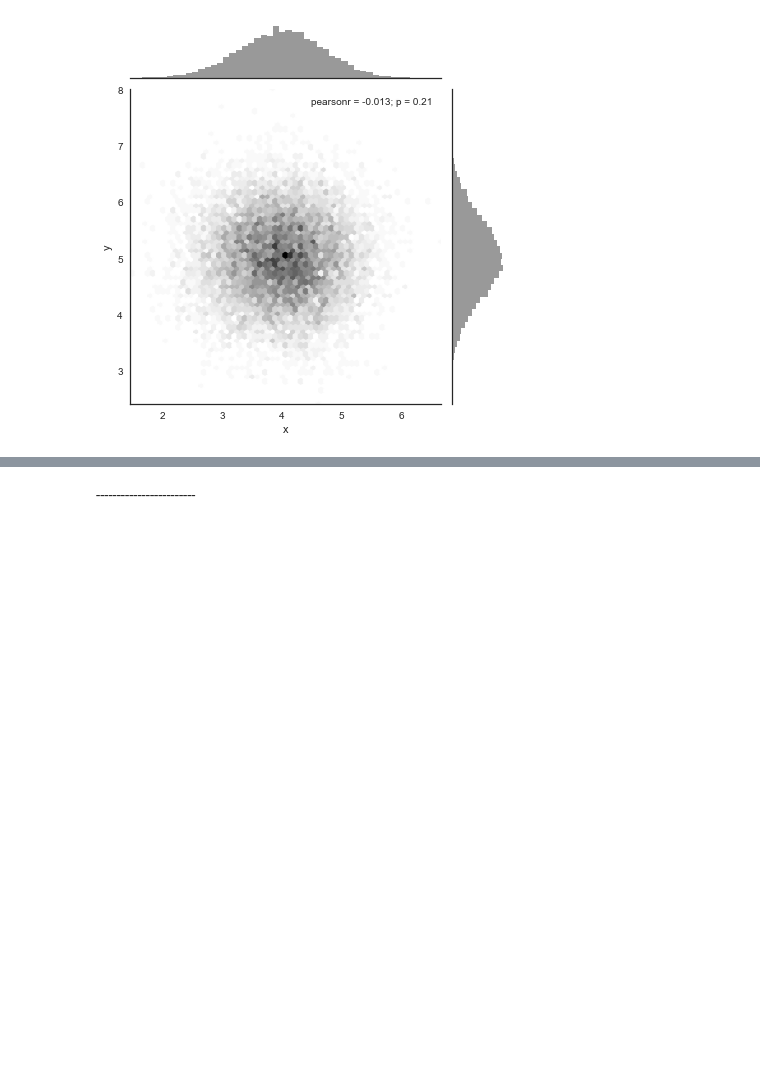
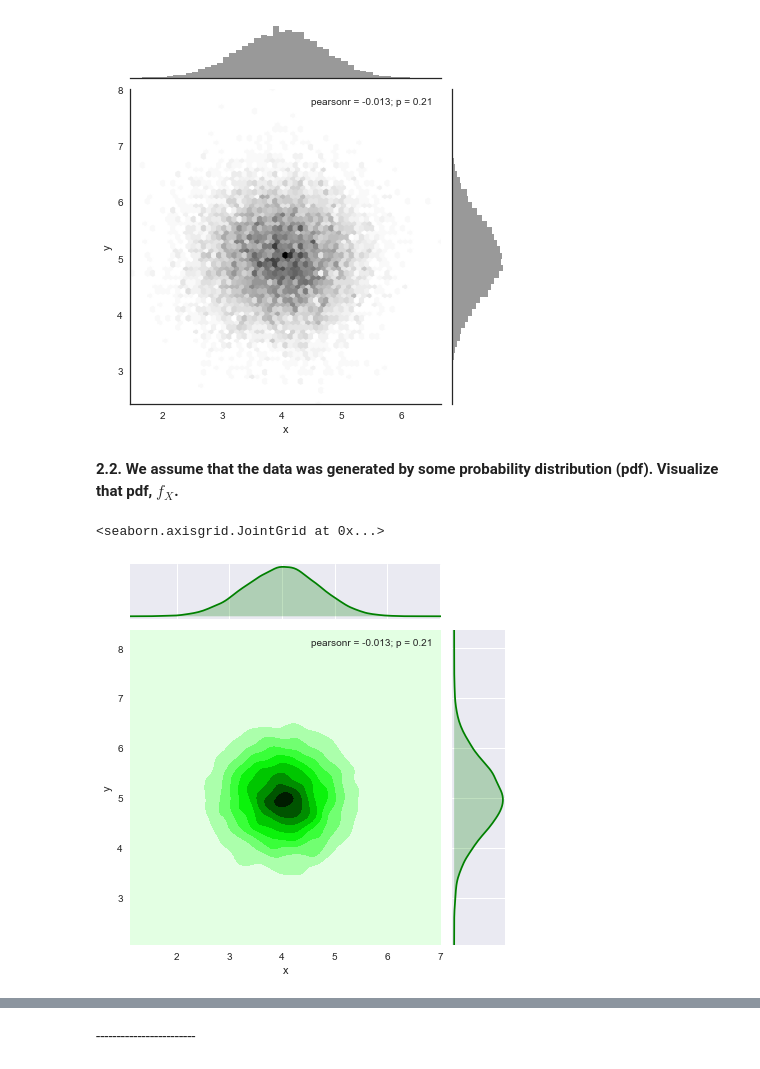
Before and after one commit to NOllAl/AM207HW, a Jupyter notebook: hw3/AM207_HW3.ipynb, the cells around one changed output, grey strips where cells are left out. Cells and saved outputs as stored; diff of their text form; code cells hidden in the pictures; blank space fills up the shorter version.

```diff
--- a/hw3/AM207_HW3.ipynb
+++ b/hw3/AM207_HW3.ipynb
@@ -93,3 +102,10 @@ with sns.axes_style("white"):
     sns.jointplot(x=data['x'], y=data['y'], kind="hex", color="k");
 # %% [output]
 [figure]
+# %% [markdown]
+**2.2. We assume that the data was generated by some probability distribution (pdf).  Visualize that pdf, $f_X$.**
+# %%
+sns.jointplot(x="x", y="y", data=data, kind="kde", color="g")
+# %% [output]
+<seaborn.axisgrid.JointGrid at 0x...>
+[figure, added]
```
Also changed, not shown: parts of 23 cells of this notebook.
